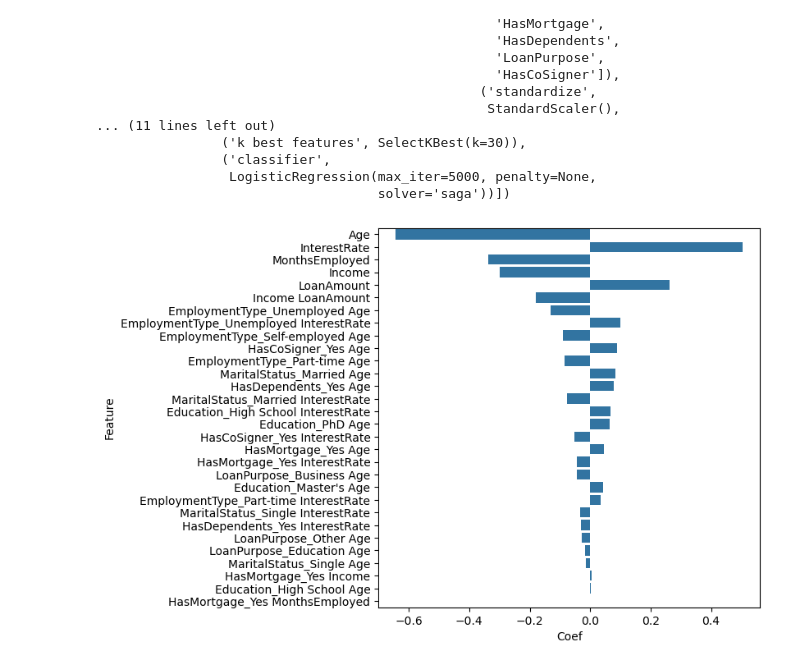
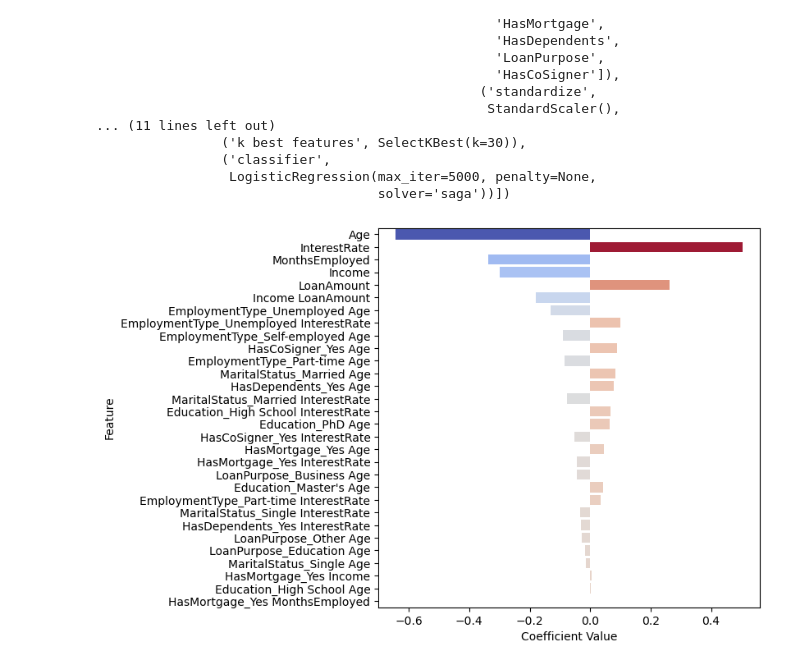
Before and after one commit to ronakd0215/Loan_Default_Prediction, a Jupyter notebook: log_reg.ipynb, the cells around one changed output. Saved outputs shown, nothing was run; the diff lists cells and outputs as text; code cells hidden in the pictures.

```diff
--- a/log_reg.ipynb
+++ b/log_reg.ipynb
@@ -410,11 +429,11 @@ Pipeline(steps=[('preprocessor',
 # %%
 features=pipe[:-1].get_feature_names_out()
 coefs=pipe.named_steps["classifier"].coef_[0,:]
-df=pd.DataFrame({"Feature":pipe[:-1].get_feature_names_out(),"Coef":coefs})
+df=pd.DataFrame({"Feature":pipe[:-1].get_feature_names_out(),"Coefficient Value":coefs})
 df["Feature"]=df["Feature"].apply(lambda x:x.replace("standardize__","").replace("one_hot__",""))
-df['abs']=df["Coef"].apply(np.abs)
+df['abs']=df["Coefficient Value"].apply(np.abs)
 df=df.sort_values("abs",ascending=False)
 plt.figure(figsize=(6,6))
-fig=sns.barplot(y="Feature",x="Coef",data=df)
+fig=sns.barplot(y="Feature",x="Coefficient Value",data=df,hue="Coefficient Value",palette='coolwarm',legend=None)
 # %% [output]
-[figure, old version]
+[figure, new version]
```
Also changed, not shown: parts of 14 cells of this notebook.
